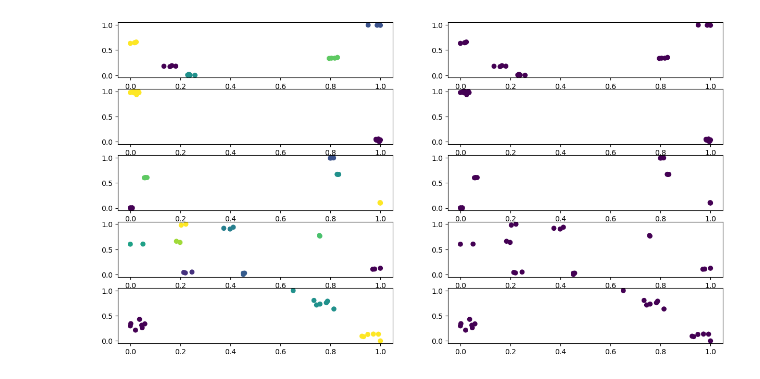
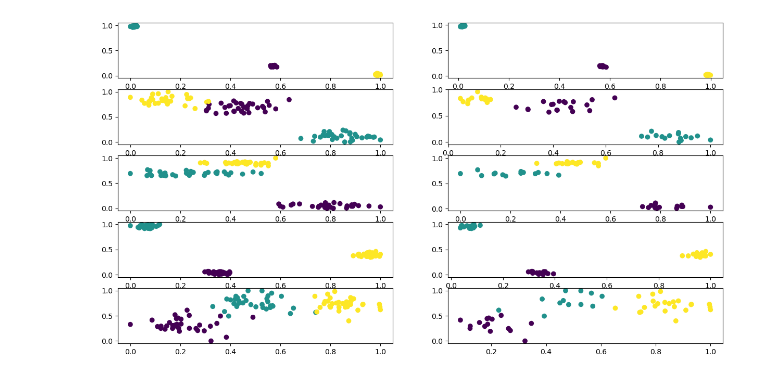
Before and after one commit to pbhaskaran/PFN_clustering, a Jupyter notebook: Clustering PFN.ipynb, the cells around one changed output. Saved outputs shown, nothing was run; the diff lists cells and outputs as text; code cells hidden in the pictures.

```diff
--- a/Clustering PFN.ipynb
+++ b/Clustering PFN.ipynb
@@ -66,22 +73,20 @@ plt.show()
 # %%
 %matplotlib inline
 temp_batch_size = 5
-train_X, train_Y, y_target= prior.sample_clusters(batch_size=temp_batch_size,seq_len=20)
-num_training_points = 20
+train_X, train_Y, y_target= prior.sample_clusters(batch_size=temp_batch_size,seq_len=100)
 model.eval()
+num_points = 50
 # # Set up grid for subplots
 fig, axes = plt.subplots(5, 2, figsize=(15, 8))
 axes = axes.flatten()
 for batch_index in range(temp_batch_size):
-    axes[2 * batch_index].scatter(train_X[:,batch_index,0].cpu().numpy() , train_X[:, batch_index, 1].cpu().numpy() , c=train_Y[:,batch_index].cpu().numpy())
-
     train_x = train_X[:, batch_index]
     train_y = train_Y[:, batch_index]
-    # test_x = train_X[:, batch_index]
-    logits = model(train_x, train_y, train_x, 0, has_mask=False)
+    axes[2 * batch_index].scatter(train_x[:, 0].cpu().numpy() , train_x[:, 1].cpu().numpy() , c=train_y.cpu().numpy())
+    logits = model(train_x, num_points)
     predictions = torch.argmax(logits, dim=1)
-    axes[2 * batch_index +1].scatter(train_X[:,batch_index,0].cpu().numpy() , train_X[:, batch_index, 1].cpu().numpy() , c=predictions.cpu().numpy())
+    axes[2 * batch_index +1].scatter(train_X[num_points:,batch_index,0].cpu().numpy() , train_X[num_points:, batch_index, 1].cpu().numpy() , c=predictions.cpu().numpy())
 
 plt.show()
 # %% [output]
-[figure, old version]
+[figure, new version]
```
Also changed, not shown: parts of 15 cells of this notebook, 4 other files.
